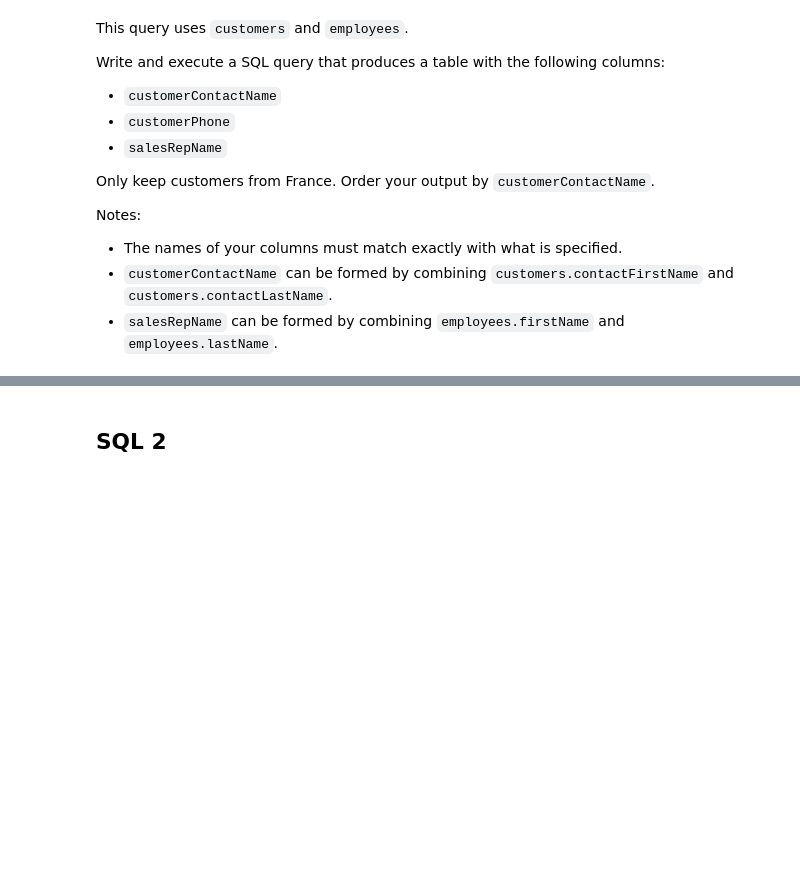
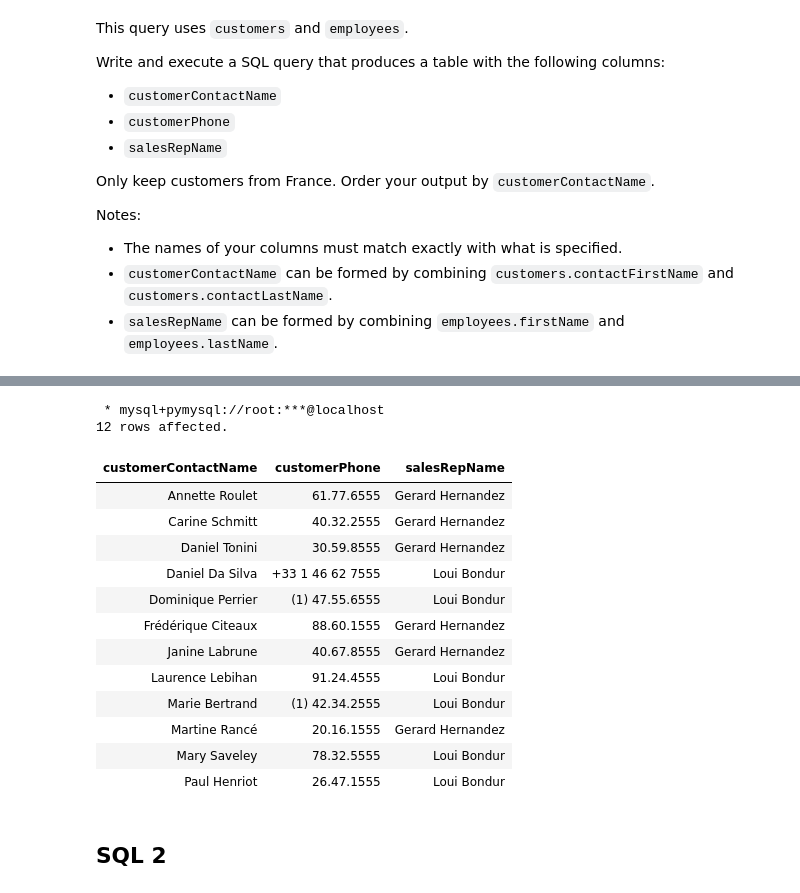
Before and after one commit to arnesanovaj/W4111-Intro-to-Databases-Spring-2024, a Jupyter notebook: Homework/HW1/S24-W4111-HW1.ipynb, the cells around one changed output, grey strips where cells are left out. Saved outputs shown, nothing was run; the diff lists cells and outputs as text; code cells hidden in the pictures; blank space fills up the shorter version.

```diff
--- a/Homework/HW1/S24-W4111-HW1.ipynb
+++ b/Homework/HW1/S24-W4111-HW1.ipynb
@@ -451,3 +468,29 @@ Notes:
+# %%
+%%sql
+
+SELECT CONCAT(customers.contactFirstName, ' ', customers.contactLastName) AS customerContactName,
+       customers.phone AS customerPhone,
+       CONCAT(employees.firstName, ' ', employees.lastName) AS salesRepName
+FROM customers
+JOIN employees ON customers.salesRepEmployeeNumber = employees.employeeNumber
+WHERE customers.country = 'France'
+ORDER BY customerContactName;
+# %% [output]
+ * mysql+pymysql://root:***@localhost
+12 rows affected.
+| customerContactName | customerPhone | salesRepName |
+| Annette Roulet | 61.77.6555 | Gerard Hernandez |
+| Carine Schmitt | 40.32.2555 | Gerard Hernandez |
+| Daniel Tonini | 30.59.8555 | Gerard Hernandez |
+| Daniel Da Silva | +33 1 46 62 7555 | Loui Bondur |
+| Dominique Perrier | (1) 47.55.6555 | Loui Bondur |
+| Frédérique Citeaux | 88.60.1555 | Gerard Hernandez |
+| Janine Labrune | 40.67.8555 | Gerard Hernandez |
+| Laurence Lebihan | 91.24.4555 | Loui Bondur |
+| Marie Bertrand | (1) 42.34.2555 | Loui Bondur |
+| Martine Rancé | 20.16.1555 | Gerard Hernandez |
+| Mary Saveley | 78.32.5555 | Loui Bondur |
+| Paul Henriot | 26.47.1555 | Loui Bondur |
 # %% [markdown]
 ## SQL 2
 # %% [markdown]
```
Also changed, not shown: parts of 26 cells of this notebook, 8 other files.
